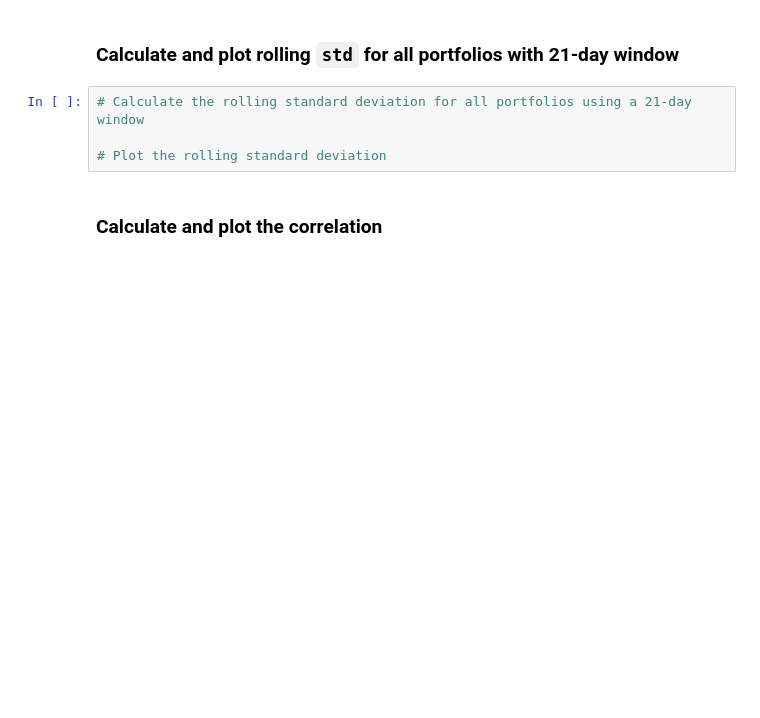
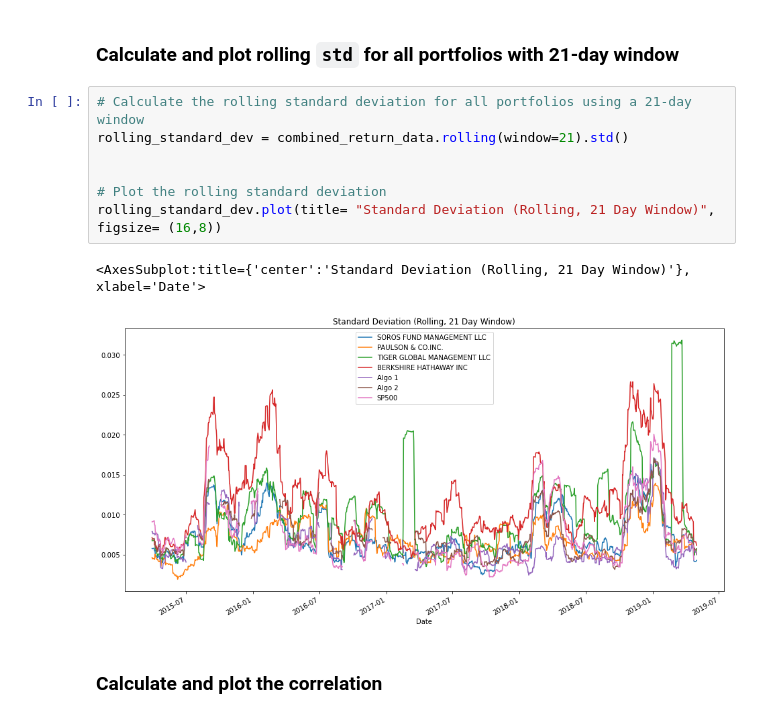
Before and after one commit to gokhanunal34/pandasSkillsApplications, a Jupyter notebook: whale_analysis.ipynb, the cells around one changed output. Drawn from its saved outputs; the diff is of its cells as text; blank space fills up the shorter version.

```diff
--- a/whale_analysis.ipynb
+++ b/whale_analysis.ipynb
@@ -329,8 +329,14 @@ Risk changes over time. Analyze the rolling statistics for Risk and Beta.
 ### Calculate and plot rolling `std` for all portfolios with 21-day window
 # %%
 # Calculate the rolling standard deviation for all portfolios using a 21-day window
+rolling_standard_dev = combined_return_data.rolling(window=21).std()
+
 
 # Plot the rolling standard deviation
+rolling_standard_dev.plot(title= "Standard Deviation (Rolling, 21 Day Window)", figsize= (16,8))
+# %% [output]
+<AxesSubplot:title={'center':'Standard Deviation (Rolling, 21 Day Window)'}, xlabel='Date'>
+[figure, added]
 # %% [markdown]
 ### Calculate and plot the correlation
 # %%
```
Also changed, not shown: parts of 7 cells of this notebook.
